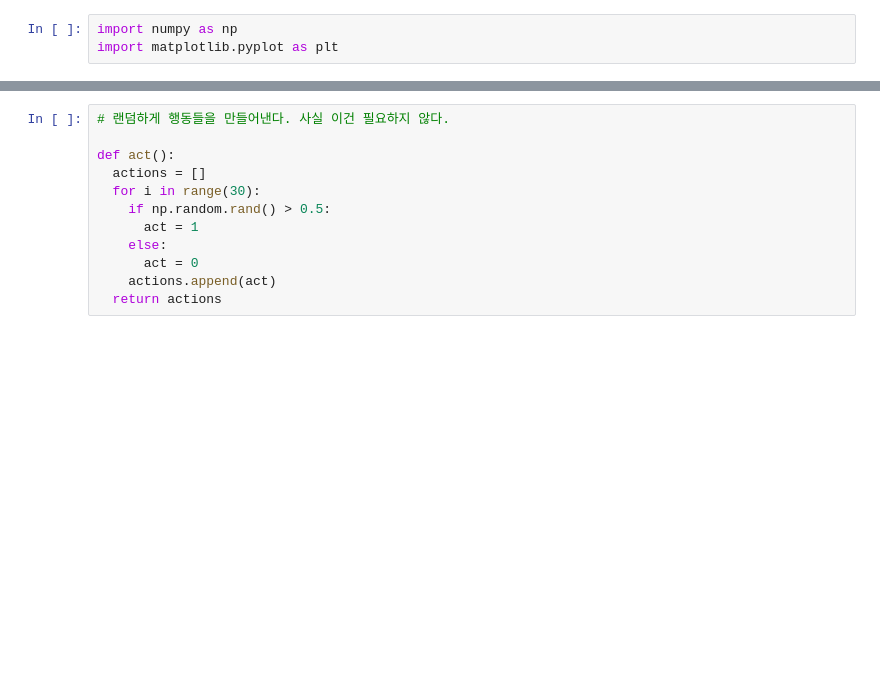
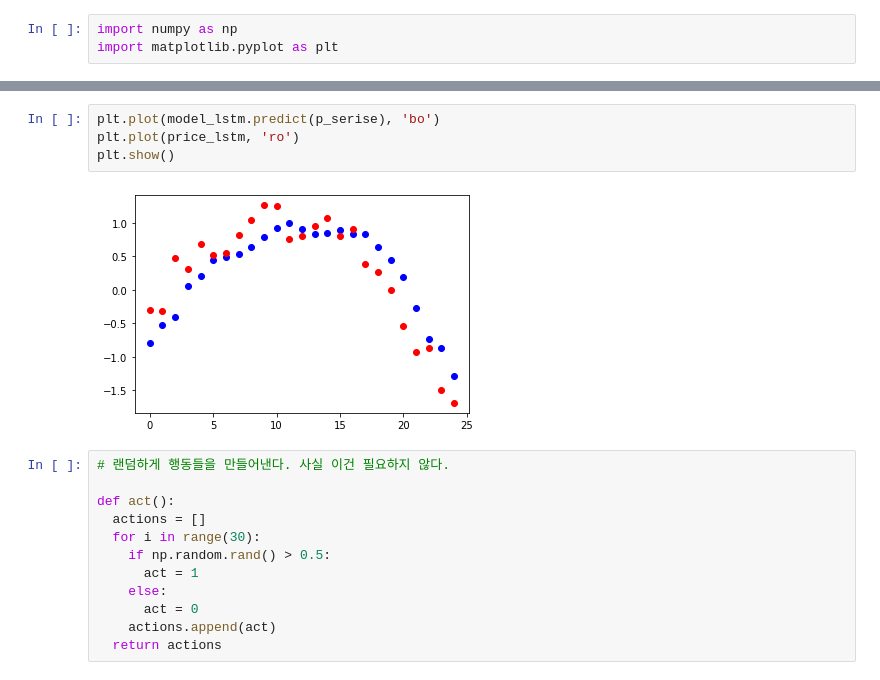
Before and after one commit to sjbaek12/sjbaek12.github.io, a Jupyter notebook: 테스트_강화학습.ipynb, the cells around one changed output, grey strips where cells are left out. Saved outputs shown, nothing was run; the diff lists cells and outputs as text; blank space fills up the shorter version.

```diff
--- a/테스트_강화학습.ipynb
+++ b/테스트_강화학습.ipynb
@@ -28,3 +93,9 @@ plt.show()
+# %%
+plt.plot(model_lstm.predict(p_serise), 'bo')
+plt.plot(price_lstm, 'ro')
+plt.show()
+# %% [output]
+[figure, added]
 # %%
 # 랜덤하게 행동들을 만들어낸다. 사실 이건 필요하지 않다.
 
```
Also changed, not shown: parts of 14 cells of this notebook.
